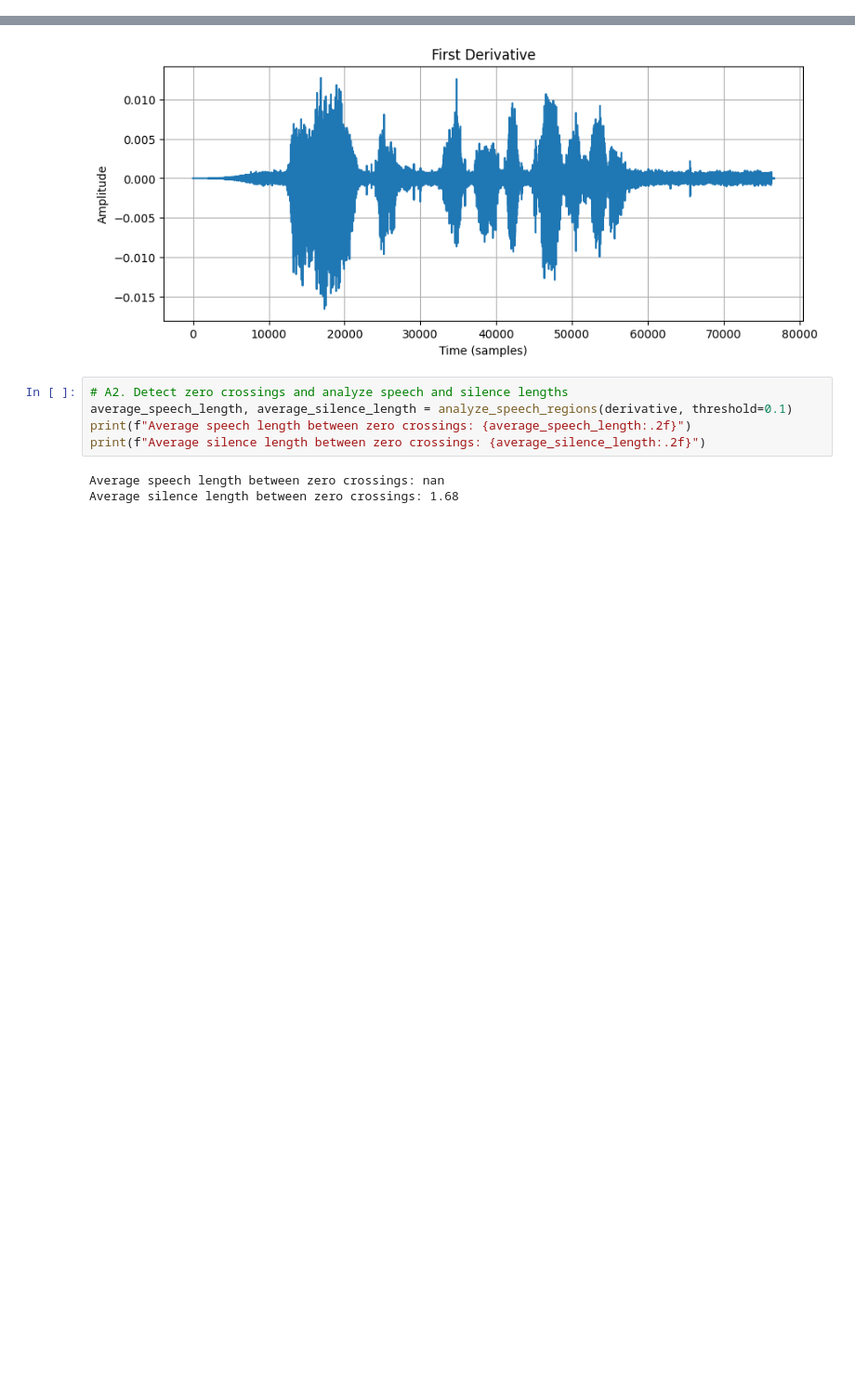
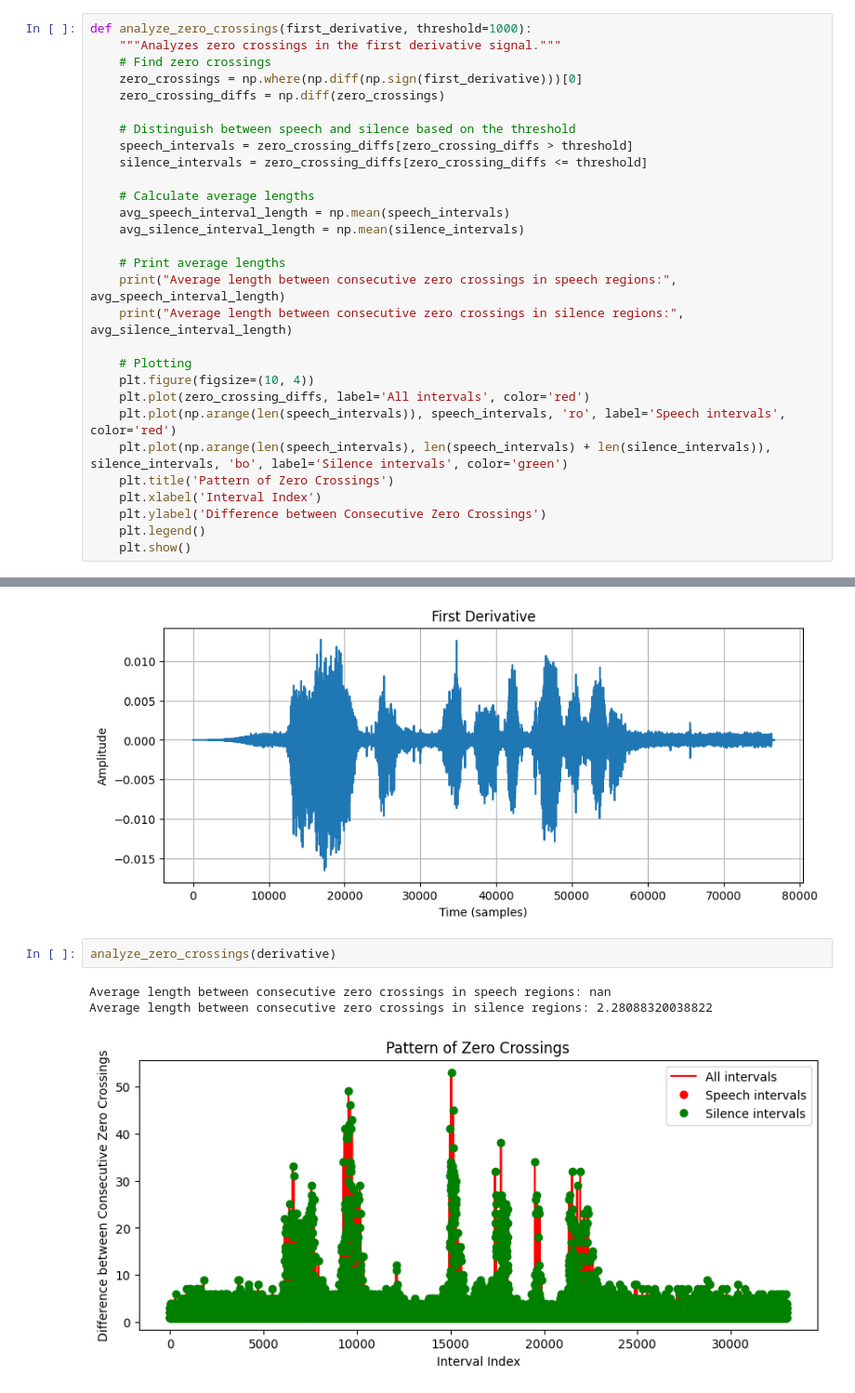
Before and after one commit to Prahas10/AI-in-Speech-Processing, a Jupyter notebook: Lab-2/Lab-2.ipynb, the cells around one changed output, grey strips where cells are left out. Shown at 93% size. Drawn from its saved outputs; the diff is of its cells as text; blank space fills up the shorter version.

```diff
--- a/Lab-2/Lab-2.ipynb
+++ b/Lab-2/Lab-2.ipynb
@@ -62,0 +37,29 @@ def analyze_speech_regions(signal, threshold=0.1):
+# %%
+def analyze_zero_crossings(first_derivative, threshold=1000):
+    """Analyzes zero crossings in the first derivative signal."""
+    # Find zero crossings
+    zero_crossings = np.where(np.diff(np.sign(first_derivative)))[0]
+    zero_crossing_diffs = np.diff(zero_crossings)
+
+    # Distinguish between speech and silence based on the threshold
+    speech_intervals = zero_crossing_diffs[zero_crossing_diffs > threshold]
+    silence_intervals = zero_crossing_diffs[zero_crossing_diffs <= threshold]
+
+    # Calculate average lengths
+    avg_speech_interval_length = np.mean(speech_intervals)
+    avg_silence_interval_length = np.mean(silence_intervals)
+
+    # Print average lengths
+    print("Average length between consecutive zero crossings in speech regions:", avg_speech_interval_length)
+    print("Average length between consecutive zero crossings in silence regions:", avg_silence_interval_length)
+
+    # Plotting
+    plt.figure(figsize=(10, 4))
+    plt.plot(zero_crossing_diffs, label='All intervals', color='red')
+    plt.plot(np.arange(len(speech_intervals)), speech_intervals, 'ro', label='Speech intervals', color='red')
+    plt.plot(np.arange(len(speech_intervals), len(speech_intervals) + len(silence_intervals)), silence_intervals, 'bo', label='Silence intervals', color='green')
+    plt.title('Pattern of Zero Crossings')
+    plt.xlabel('Interval Index')
+    plt.ylabel('Difference between Consecutive Zero Crossings')
+    plt.legend()
+    plt.show()
@@ -75,14 +135,12 @@ plot_signal(derivative, "First Derivative")
 # %% [output]
 [figure]
 [figure]
-# %%
-# A2. Detect zero crossings and analyze speech and silence lengths
-average_speech_length, average_silence_length = analyze_speech_regions(derivative, threshold=0.1)
-print(f"Average speech length between zero crossings: {average_speech_length:.2f}")
-print(f"Average silence length between zero crossings: {average_silence_length:.2f}")
-# %% [output]
-Average speech length between zero crossings: nan
-Average silence length between zero crossings: 1.68
+# %%
+analyze_zero_crossings(derivative)
+# %% [output]
+Average length between consecutive zero crossings in speech regions: nan
+Average length between consecutive zero crossings in silence regions: 2.28088320038822
+[figure, added]
 # %%
 my_files = [r"E:\ASEB\3rd Year\6th\Speech Processing\AI-in-Speech-Processing\Lab-2\p1.wav",r"E:\ASEB\3rd Year\6th\Speech Processing\AI-in-Speech-Processing\Lab-2\p2.wav",r"E:\ASEB\3rd Year\6th\Speech Processing\AI-in-Speech-Processing\Lab-2\p3.wav",r"E:\ASEB\3rd Year\6th\Speech Processing\AI-in-Speech-Processing\Lab-2\p4.wav",r"E:\ASEB\3rd Year\6th\Speech Processing\AI-in-Speech-Processing\Lab-2\p5.wav"]
 teammate_files=[r"E:\ASEB\3rd Year\6th\Speech Processing\AI-in-Speech-Processing\Lab-2\my_audio_a1.wav",r"E:\ASEB\3rd Year\6th\Speech Processing\AI-in-Speech-Processing\Lab-2\my_audio_a2.wav",r"E:\ASEB\3rd Year\6th\Speech Processing\AI-in-Speech-Processing\Lab-2\my_audio_a3.wav",r"E:\ASEB\3rd Year\6th\Speech Processing\AI-in-Speech-Processing\Lab-2\my_audio_a4.wav",r"E:\ASEB\3rd Year\6th\Speech Processing\AI-in-Speech-Processing\Lab-2\my_audio_a5.wav"]
```
Also changed, not shown: parts of 6 cells of this notebook, 7 other files.
